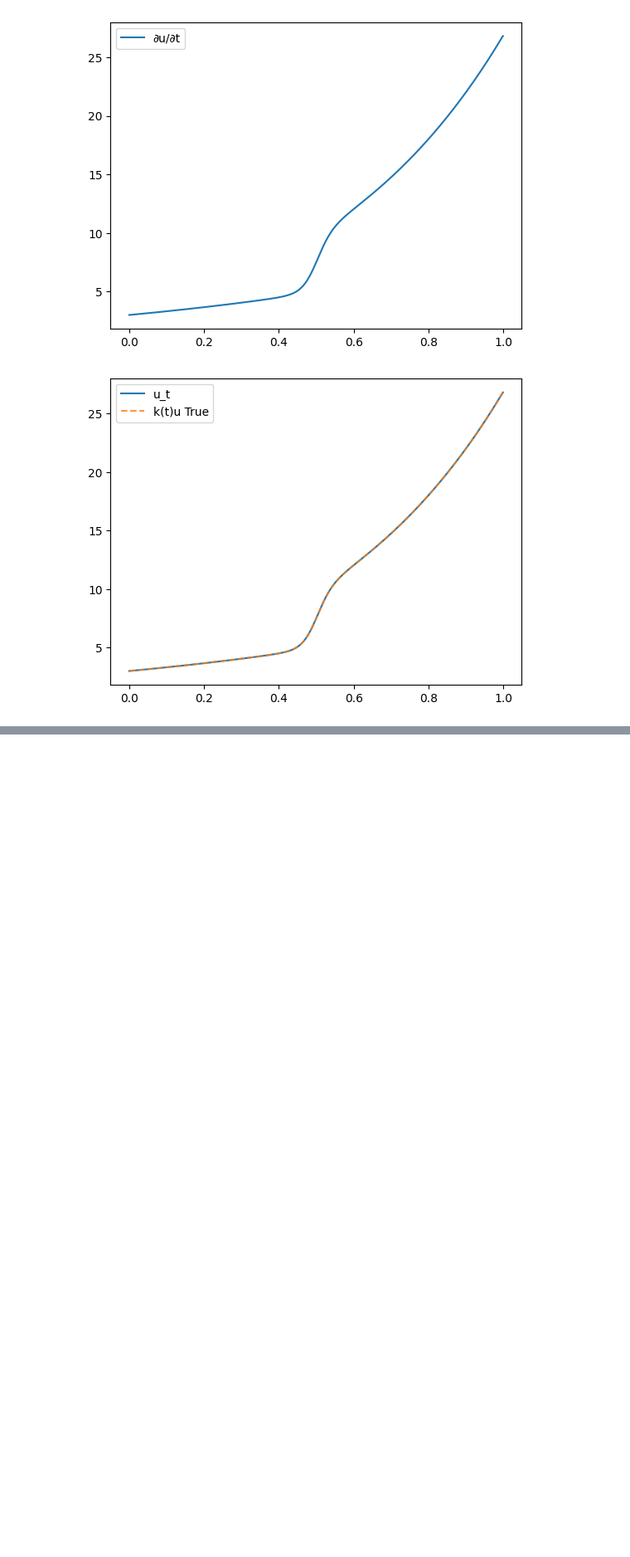
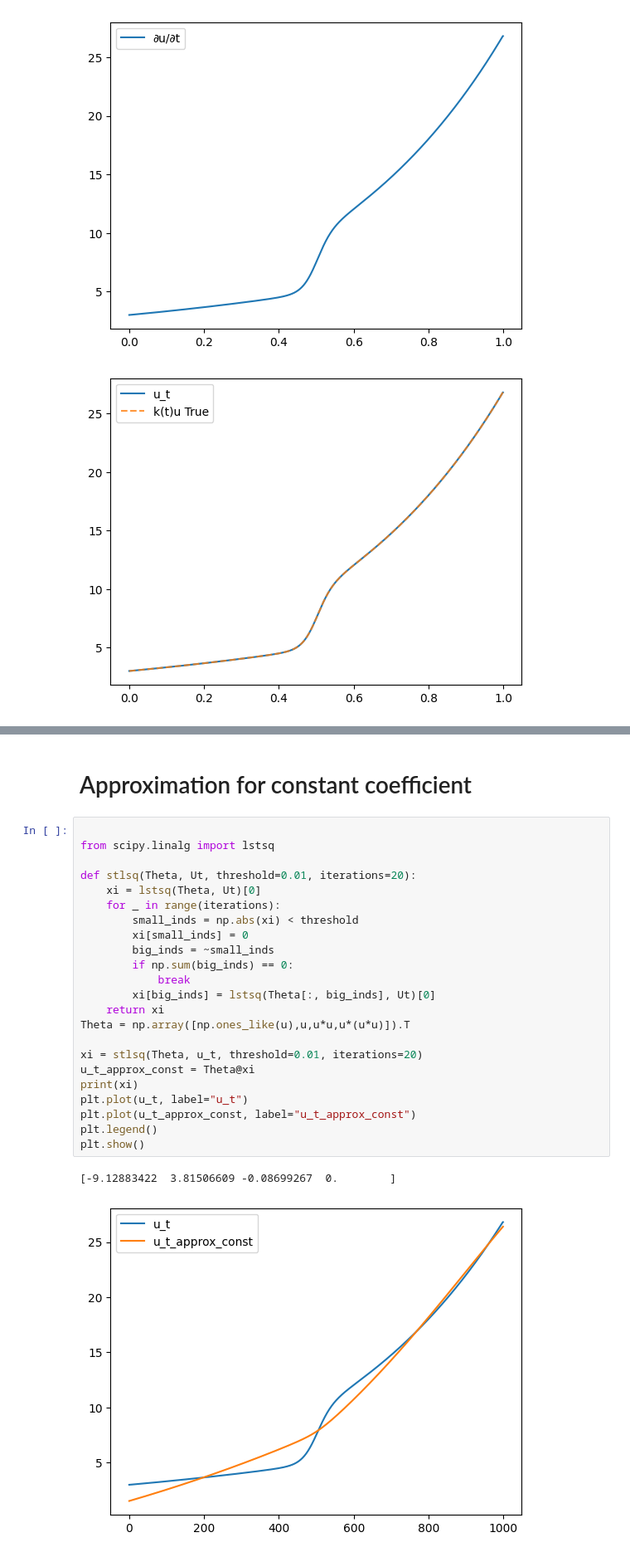
Before and after one commit to arofenitra/SINDy-research, a Jupyter notebook: 1D_solving_pde.ipynb, the cells around one changed output, grey strips where cells are left out. Shown at 83% size. Saved outputs shown, nothing was run; the diff lists cells and outputs as text; blank space fills up the shorter version.

```diff
--- a/1D_solving_pde.ipynb
+++ b/1D_solving_pde.ipynb
@@ -452 +434,29 @@ plt.show()
 [figure]
+# %% [markdown]
+# Approximation for constant coefficient
+# %%
+
+from scipy.linalg import lstsq
+
+def stlsq(Theta, Ut, threshold=0.01, iterations=20):
+    xi = lstsq(Theta, Ut)[0]
+    for _ in range(iterations):
+        small_inds = np.abs(xi) < threshold
+        xi[small_inds] = 0
+        big_inds = ~small_inds
+        if np.sum(big_inds) == 0:
+            break
+        xi[big_inds] = lstsq(Theta[:, big_inds], Ut)[0]
+    return xi
+Theta = np.array([np.ones_like(u),u,u*u,u*(u*u)]).T
+
+xi = stlsq(Theta, u_t, threshold=0.01, iterations=20)
+u_t_approx_const = Theta@xi
+print(xi)
+plt.plot(u_t, label="u_t")
+plt.plot(u_t_approx_const, label="u_t_approx_const")
+plt.legend()
+plt.show()
+# %% [output]
+[-9.12883422  3.81506609 -0.08699267  0.        ]
+[figure, added]
```
Also changed, not shown: parts of 7 cells of this notebook.
